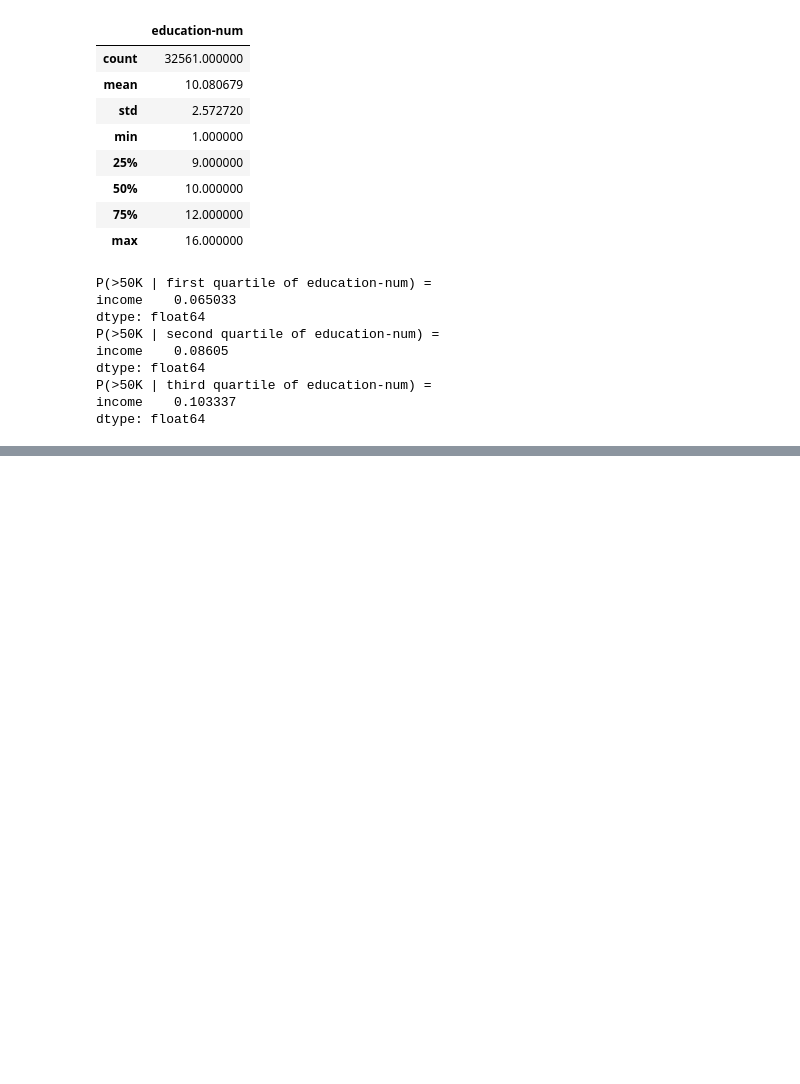
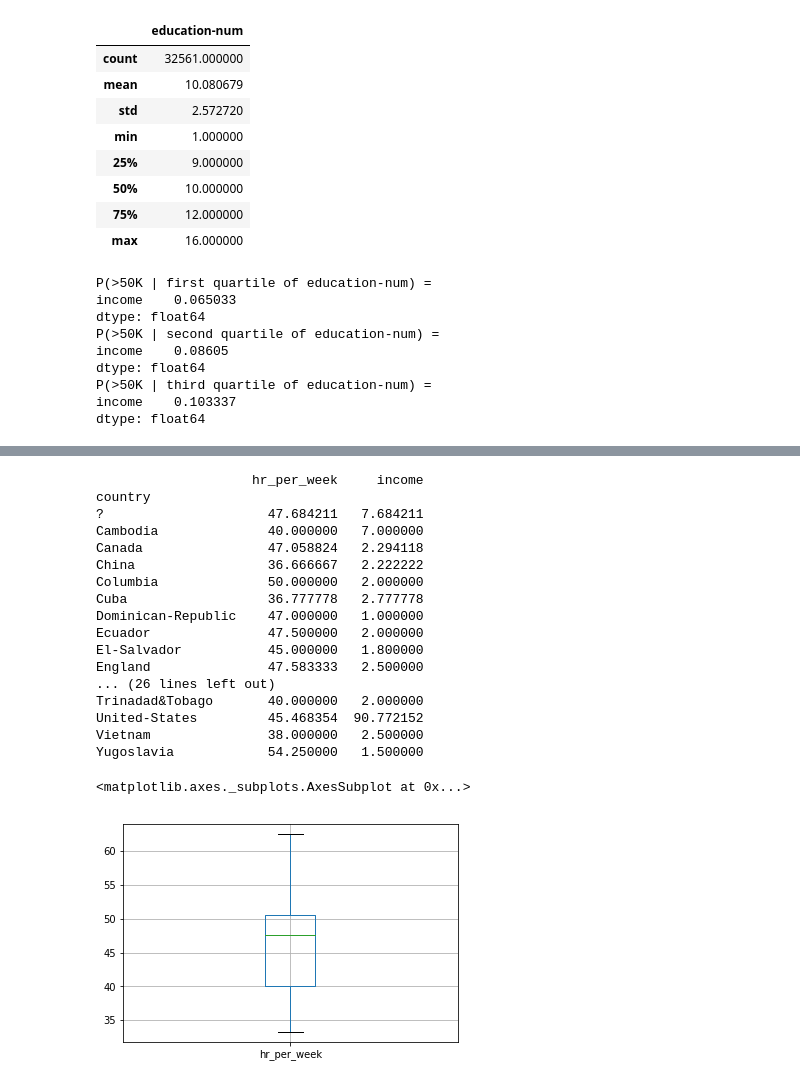
Before and after one commit to spa542/COSC311, a Jupyter notebook: Lab4/Lab4.ipynb, the cells around one changed output, grey strips where cells are left out. Cells and saved outputs as stored; diff of their text form; code cells hidden in the pictures; blank space fills up the shorter version.

```diff
--- a/Lab4/Lab4.ipynb
+++ b/Lab4/Lab4.ipynb
@@ -93,0 +131,28 @@ plt.plot(x_values, y_values)
+# %%
+# vi.
+# Use the pandas.DataFrame.boxplot functionality to create a box-and-whisker plot which illustrates the spread of hours worked among adults from each native country and who make
+# more and less than $50k.
+plot_greater = adult_data[['hr_per_week', 'country', 'income']]
+plot_greater = plot_greater[plot_greater['income'] == '>50K'].groupby(by=['country', 'hr_per_week']).count().reset_index().groupby(by='country').mean()
+print(plot_greater)
+plot_greater[['hr_per_week']].boxplot()
+# %% [output]
+                    hr_per_week     income
+country
+?                     47.684211   7.684211
+Cambodia              40.000000   7.000000
+Canada                47.058824   2.294118
+China                 36.666667   2.222222
+Columbia              50.000000   2.000000
+Cuba                  36.777778   2.777778
+Dominican-Republic    47.000000   1.000000
+Ecuador               47.500000   2.000000
+El-Salvador           45.000000   1.800000
+England               47.583333   2.500000
+... (26 lines left out)
+Trinadad&Tobago       40.000000   2.000000
+United-States         45.468354  90.772152
+Vietnam               38.000000   2.500000
+Yugoslavia            54.250000   1.500000
+<matplotlib.axes._subplots.AxesSubplot at 0x...>
+[figure, added]
```
Also changed, not shown: parts of 7 cells of this notebook.
